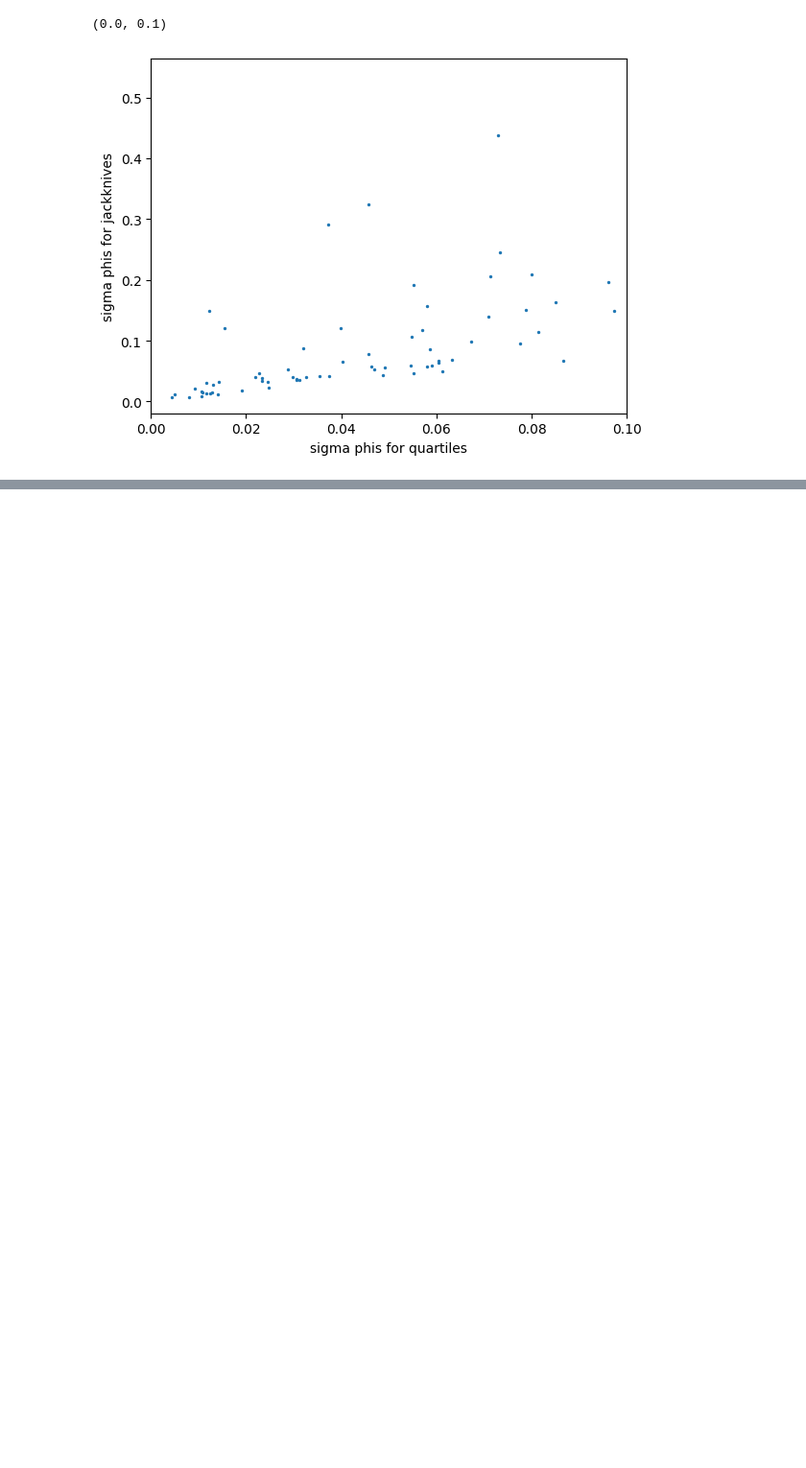
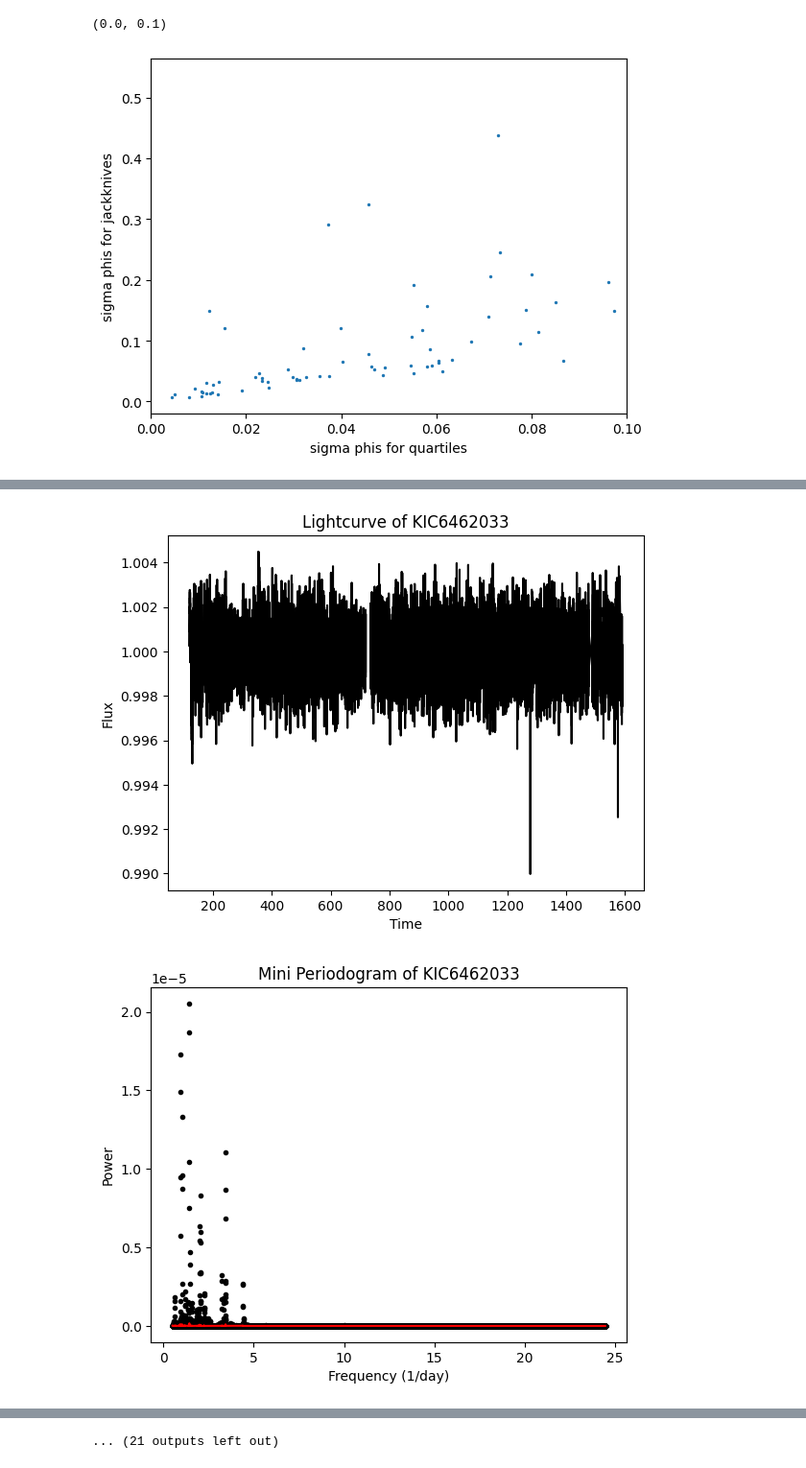
Before and after one commit to nanamiller/hogg_project, a Jupyter notebook: oscillator_catalog/sigmaphi_plotting.ipynb, the cells around one changed output, grey strips where cells are left out. Shown at 96% size. Cells and saved outputs as stored; diff of their text form; code cells hidden in the pictures; blank space fills up the shorter version.

```diff
--- a/oscillator_catalog/sigmaphi_plotting.ipynb
+++ b/oscillator_catalog/sigmaphi_plotting.ipynb
@@ -50,5 +53,5 @@ mas_delta_scutis = [9845898, 11180361]
 # %%
-for kic in mas_delta_scutis:
+for kic in aerts:
     print(kic)
     nana.find_modes_in_star(kic, True, True, max_peaks = 100)
 # %% [output]
@@ -55,0 +60,2 @@ for kic in mas_delta_scutis:
+[figure, added]
+[figure, added]
@@ -57 +89,2 @@ KeyboardInterrupt:
+... (21 outputs left out)
 # %%
```
Also changed, not shown: parts of 6 cells of this notebook, 2 other files.
